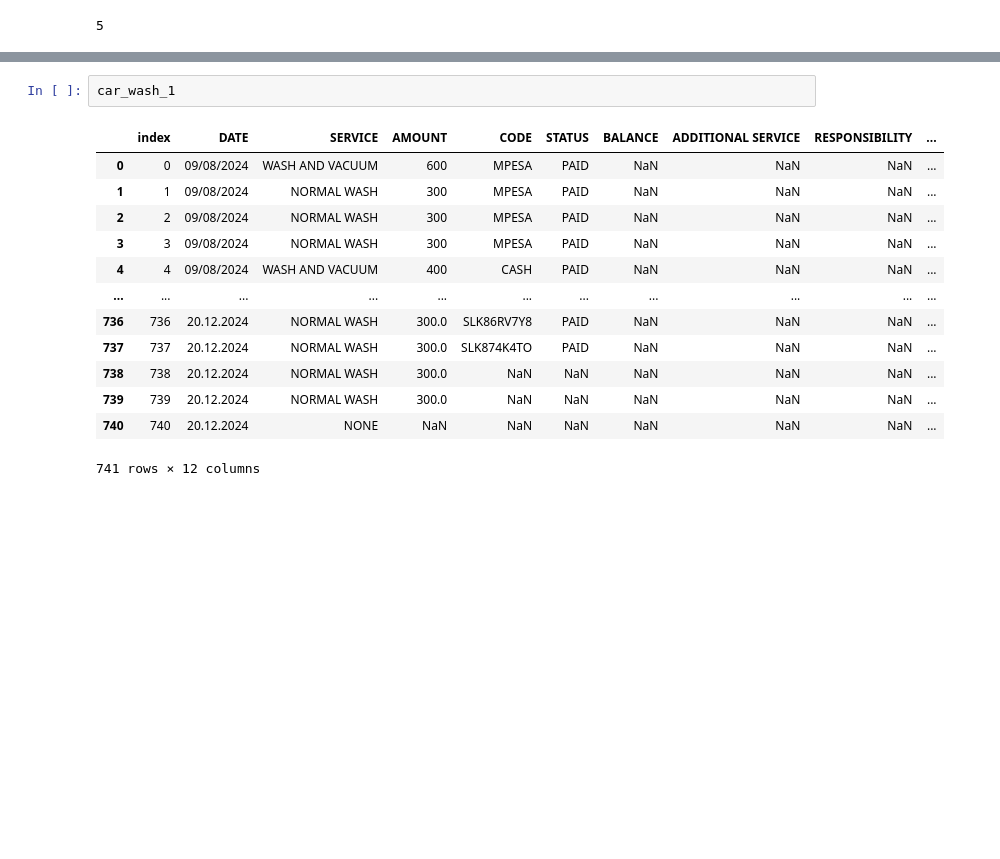
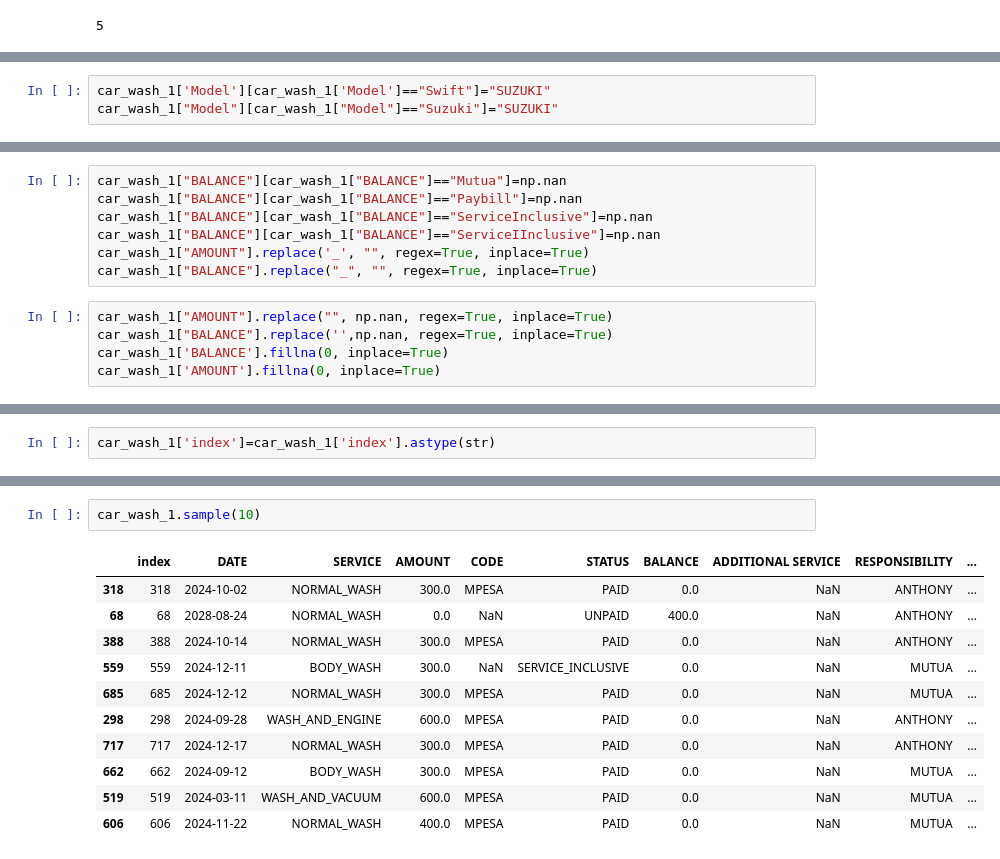
Before and after one commit to Nyakiamo-Samuel/CAR-WASH, a Jupyter notebook: Car_Wash_EDA.ipynb, the cells around one changed output, grey strips where cells are left out. Saved outputs shown, nothing was run; the diff lists cells and outputs as text; blank space fills up the shorter version.

```diff
--- a/Car_Wash_EDA.ipynb
+++ b/Car_Wash_EDA.ipynb
@@ -739 +1003,4 @@ array(['MPESA', 'CASH', 'WRITTEN OFF', 'BANK'], dtype=object)
+# %%
+car_wash_1['Model'][car_wash_1['Model']=="Swift"]="SUZUKI"
+car_wash_1["Model"][car_wash_1["Model"]=="Suzuki"]="SUZUKI"
 # %%
@@ -844 +1025,13 @@ array(['MTISUBISHI COLT', 'FORESTER', 'LEXUS', 'ISUZU', 'BENZ', 'PRADO',
+# %%
+car_wash_1["BALANCE"][car_wash_1["BALANCE"]=="Mutua"]=np.nan
+car_wash_1["BALANCE"][car_wash_1["BALANCE"]=="Paybill"]=np.nan
+car_wash_1["BALANCE"][car_wash_1["BALANCE"]=="ServiceInclusive"]=np.nan
+car_wash_1["BALANCE"][car_wash_1["BALANCE"]=="ServiceIInclusive"]=np.nan
+car_wash_1["AMOUNT"].replace('_', "", regex=True, inplace=True)
+car_wash_1["BALANCE"].replace("_", "", regex=True, inplace=True)
+# %%
+car_wash_1["AMOUNT"].replace("", np.nan, regex=True, inplace=True)
+car_wash_1["BALANCE"].replace('',np.nan, regex=True, inplace=True)
+car_wash_1['BALANCE'].fillna(0, inplace=True)
+car_wash_1['AMOUNT'].fillna(0, inplace=True)
 # %%
@@ -851,3 +1060,5 @@ car_wash.fillna(method='', inplace=True, axis=)
+# %%
+car_wash_1['index']=car_wash_1['index'].astype(str)
 # %%
 car_wash_1.info()
 # %% [output]
@@ -874,16 +1084,14 @@ memory usage: 75.4+ KB
 # %%
-car_wash_1
+car_wash_1.sample(10)
 # %% [output]
 |  | index | DATE | SERVICE | AMOUNT | CODE | STATUS | BALANCE | ADDITIONAL SERVICE | RESPONSIBILITY | ... |
-| 0 | 0 | 09/08/2024 | WASH AND VACUUM | 600 | MPESA | PAID | NaN | NaN | NaN | ... |
-| 1 | 1 | 09/08/2024 | NORMAL WASH | 300 | MPESA | PAID | NaN | NaN | NaN | ... |
-| 2 | 2 | 09/08/2024 | NORMAL WASH | 300 | MPESA | PAID | NaN | NaN | NaN | ... |
-| 3 | 3 | 09/08/2024 | NORMAL WASH | 300 | MPESA | PAID | NaN | NaN | NaN | ... |
-| 4 | 4 | 09/08/2024 | WASH AND VACUUM | 400 | CASH | PAID | NaN | NaN | NaN | ... |
-| ... | ... | ... | ... | ... | ... | ... | ... | ... | ... | ... |
-| 736 | 736 | 20.12.2024 | NORMAL WASH | 300.0 | SLK86RV7Y8 | PAID | NaN | NaN | NaN | ... |
-| 737 | 737 | 20.12.2024 | NORMAL WASH | 300.0 | SLK874K4TO | PAID | NaN | NaN | NaN | ... |
-| 738 | 738 | 20.12.2024 | NORMAL WASH | 300.0 | NaN | NaN | NaN | NaN | NaN | ... |
-| 739 | 739 | 20.12.2024 | NORMAL WASH | 300.0 | NaN | NaN | NaN | NaN | NaN | ... |
-| 740 | 740 | 20.12.2024 | NONE | NaN | NaN | NaN | NaN | NaN | NaN | ... |
+| 318 | 318 | 2024-10-02 | NORMAL_WASH | 300.0 | MPESA | PAID | 0.0 | NaN | ANTHONY | ... |
+| 68 | 68 | 2028-08-24 | NORMAL_WASH | 0.0 | NaN | UNPAID | 400.0 | NaN | ANTHONY | ... |
+| 388 | 388 | 2024-10-14 | NORMAL_WASH | 300.0 | MPESA | PAID | 0.0 | NaN | ANTHONY | ... |
+| 559 | 559 | 2024-12-11 | BODY_WASH | 300.0 | NaN | SERVICE_INCLUSIVE | 0.0 | NaN | MUTUA | ... |
+| 685 | 685 | 2024-12-12 | NORMAL_WASH | 300.0 | MPESA | PAID | 0.0 | NaN | MUTUA | ... |
+| 298 | 298 | 2024-09-28 | WASH_AND_ENGINE | 600.0 | MPESA | PAID | 0.0 | NaN | ANTHONY | ... |
+| 717 | 717 | 2024-12-17 | NORMAL_WASH | 300.0 | MPESA | PAID | 0.0 | NaN | ANTHONY | ... |
+| 662 | 662 | 2024-09-12 | BODY_WASH | 300.0 | MPESA | PAID | 0.0 | NaN | MUTUA | ... |
+| 519 | 519 | 2024-03-11 | WASH_AND_VACUUM | 600.0 | MPESA | PAID | 0.0 | NaN | MUTUA | ... |
+| 606 | 606 | 2024-11-22 | NORMAL_WASH | 400.0 | MPESA | PAID | 0.0 | NaN | MUTUA | ... |
-741 rows × 12 columns
```
Also changed, not shown: parts of 114 cells of this notebook.
